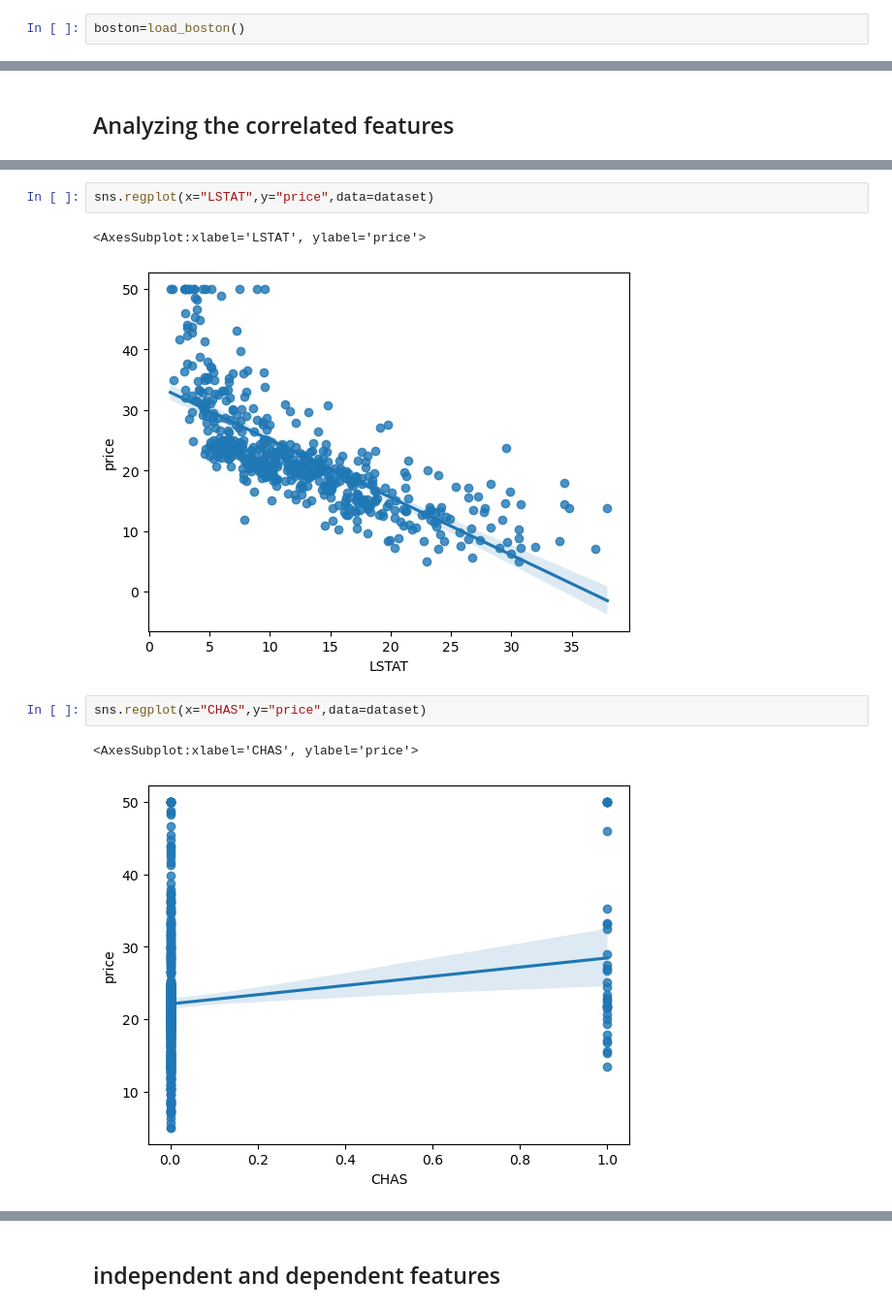
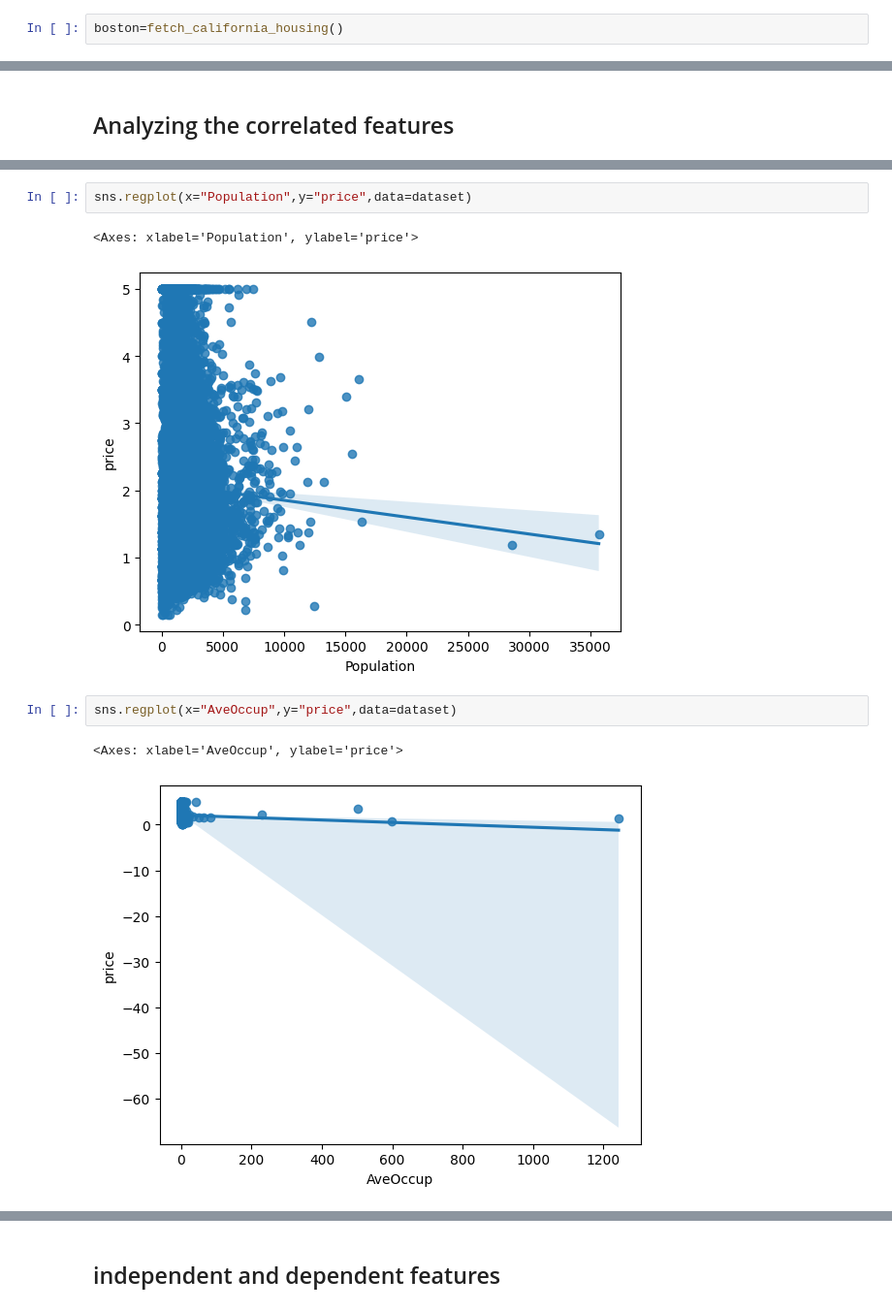
Before and after one commit to Jugal2023/boston-house-pricing-, a Jupyter notebook: boston housing price prediction model .ipynb, the cells around one changed output, grey strips where cells are left out. Shown at 97% size. Cells and saved outputs as stored; diff of their text form.

```diff
--- a/boston housing price prediction model .ipynb
+++ b/boston housing price prediction model .ipynb
@@ -10,2 +10,2 @@ from sklearn.datasets import load_boston
 # %%
-boston=load_boston()
+boston=fetch_california_housing()
@@ -236,11 +191,11 @@ sns.regplot(x="RM",y="price",data=dataset)
 # %%
-sns.regplot(x="LSTAT",y="price",data=dataset)
+sns.regplot(x="Population",y="price",data=dataset)
 # %% [output]
-<AxesSubplot:xlabel='LSTAT', ylabel='price'>
+<Axes: xlabel='Population', ylabel='price'>
-[figure, old version]
+[figure, new version]
 # %%
-sns.regplot(x="CHAS",y="price",data=dataset)
+sns.regplot(x="AveOccup",y="price",data=dataset)
 # %% [output]
-<AxesSubplot:xlabel='CHAS', ylabel='price'>
+<Axes: xlabel='AveOccup', ylabel='price'>
-[figure, old version]
+[figure, new version]
 # %%
```
Also changed, not shown: parts of 40 cells of this notebook, 9 other files.
